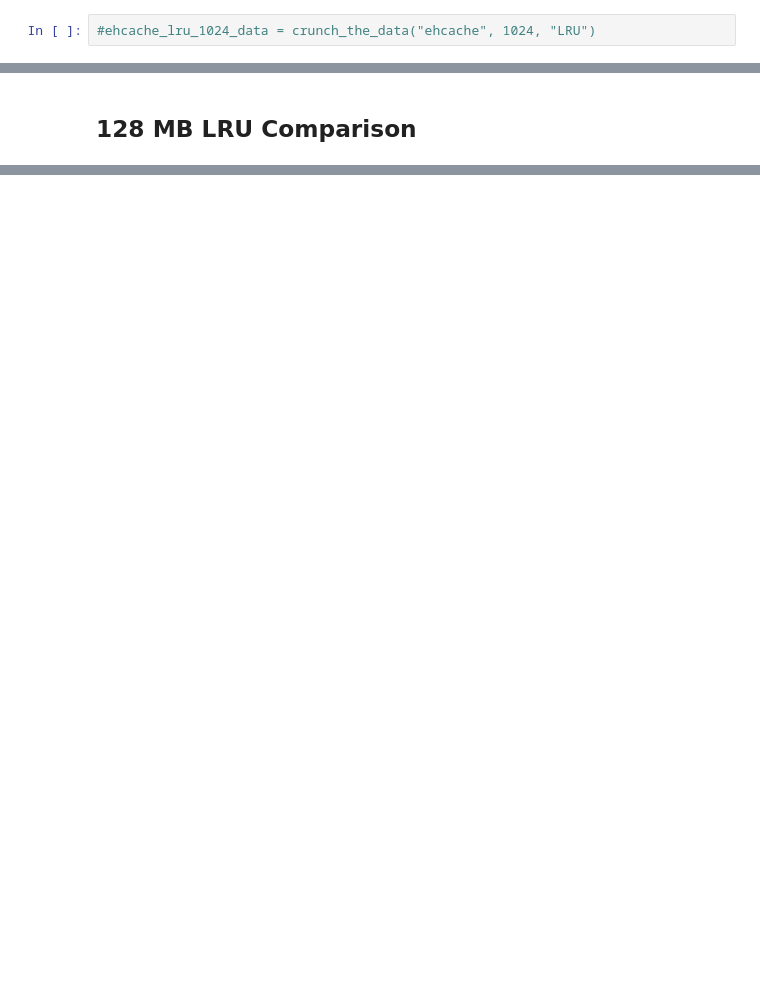
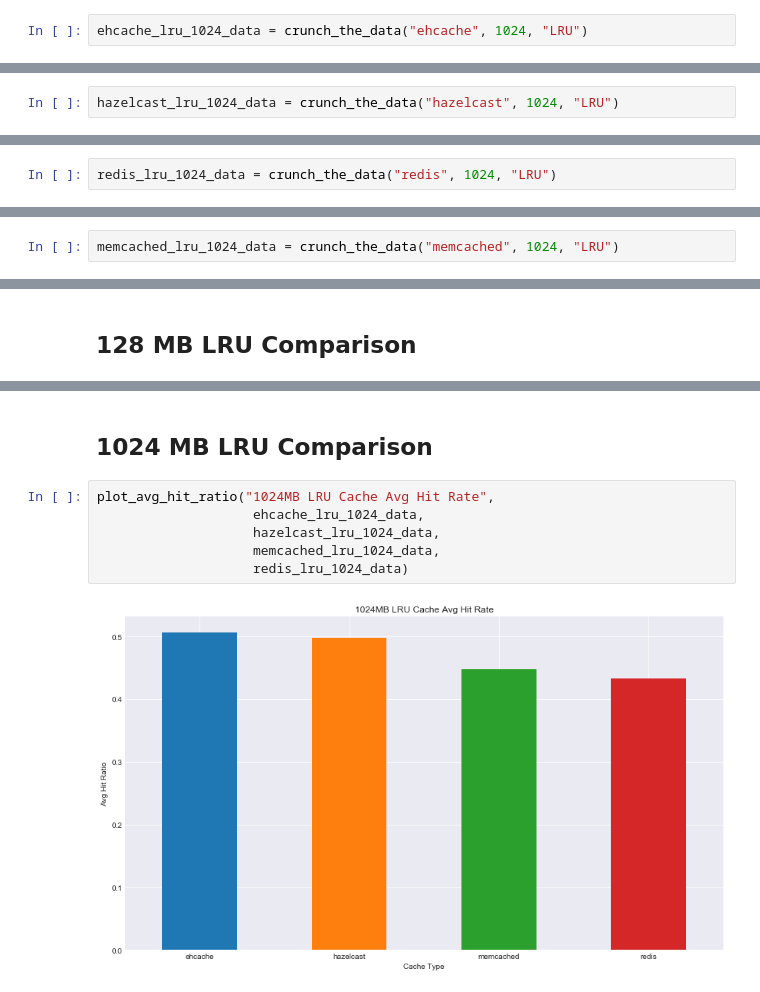
Before and after one commit to 1carew1/cachingrest_data_investigation, a Jupyter notebook: Cachingrest_Data_Investigation.ipynb, the cells around one changed output, grey strips where cells are left out. Drawn from its saved outputs; the diff is of its cells as text; blank space fills up the shorter version.

```diff
--- a/Cachingrest_Data_Investigation.ipynb
+++ b/Cachingrest_Data_Investigation.ipynb
@@ -207,4 +274,4 @@ Average Hit Ratio : 0.06337195554504611
 # %% [markdown]
 ### Ehcache LRU 1024 MB
 # %%
-#ehcache_lru_1024_data = crunch_the_data("ehcache", 1024, "LRU")
+ehcache_lru_1024_data = crunch_the_data("ehcache", 1024, "LRU")
@@ -223,0 +316,2 @@ Average Hit Ratio : 0.05719071548217277
+# %%
+hazelcast_lru_1024_data = crunch_the_data("hazelcast", 1024, "LRU")
@@ -231,0 +342,2 @@ Sorry, No batches for : redis , 128 , LRU
+# %%
+redis_lru_1024_data = crunch_the_data("redis", 1024, "LRU")
@@ -239,0 +382,2 @@ Sorry, No batches for : memcached , 128 , LRU
+# %%
+memcached_lru_1024_data = crunch_the_data("memcached", 1024, "LRU")
@@ -259,0 +419,10 @@ plt.show()
+# %% [markdown]
+## 1024 MB LRU Comparison
+# %%
+plot_avg_hit_ratio("1024MB LRU Cache Avg Hit Rate",
+                    ehcache_lru_1024_data,
+                    hazelcast_lru_1024_data,
+                    memcached_lru_1024_data,
+                    redis_lru_1024_data)
+# %% [output]
+[figure, added]
```
Also changed, not shown: parts of 28 cells of this notebook.
